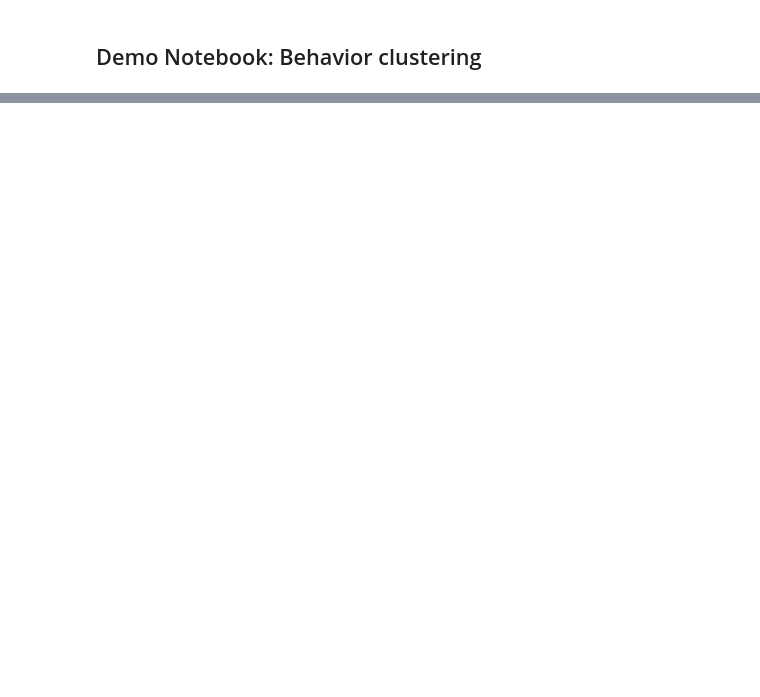
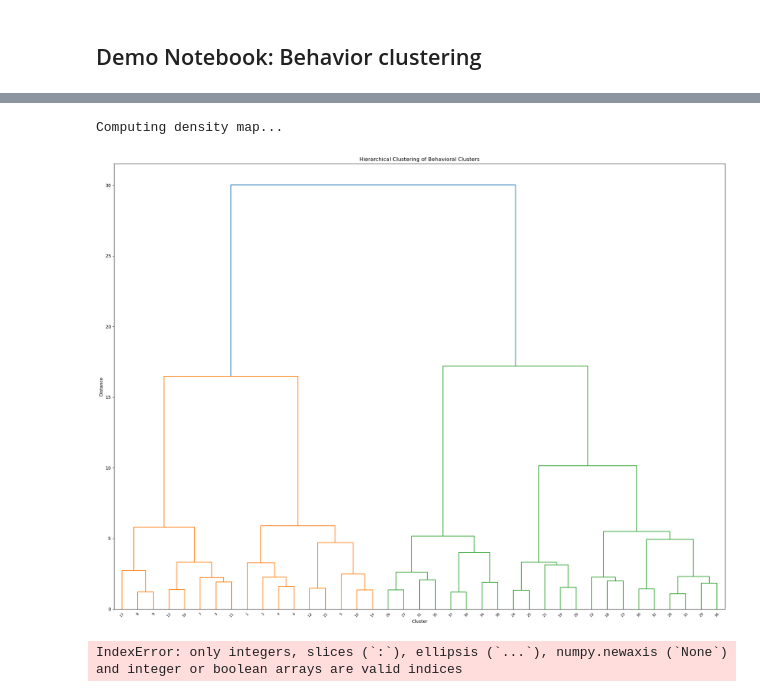
Before and after one commit to anna-teruel/socialhierarchy, a Jupyter notebook: demos/demo_behavioral_clustering.ipynb, the cells around one changed output, grey strips where cells are left out. Drawn from its saved outputs; the diff is of its cells as text; code cells hidden in the pictures; blank space fills up the shorter version.

```diff
--- a/demos/demo_behavioral_clustering.ipynb
+++ b/demos/demo_behavioral_clustering.ipynb
@@ -169,0 +286,12 @@ UMAP heatmap plot saved to /Users/annateruel/Desktop/umap_heatmap.svg
+# %%
+labeled_map, density_map, xe, ye = map_density(
+    embedding, bins=200, sigma=3.5, percentile=30, plot=False
+)
+# %% [output]
+Computing density map...
+# %%
+Z, cluster_labels = hierarchical_clustering(embedding, labeled_map, xe, ye)
+T, order, Z = plot_transition_matrix_with_dendrogram(cluster_labels, n_clusters=int(cluster_labels.max()))
+# %% [output]
+[figure, added]
+IndexError: only integers, slices (`:`), ellipsis (`...`), numpy.newaxis (`None`) and integer or boolean arrays are valid indices
```
Also changed, not shown: parts of 7 cells of this notebook, 3 other files.
